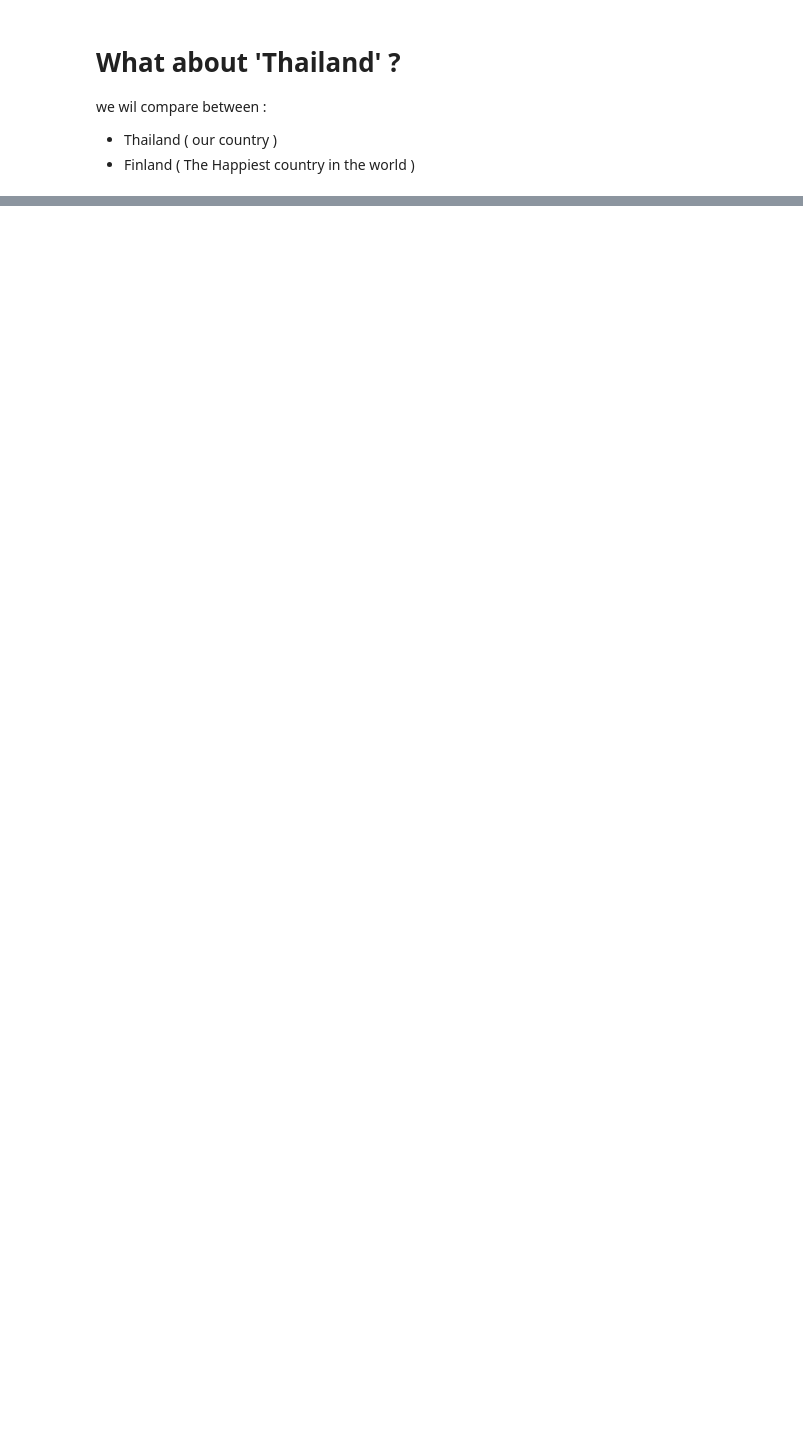
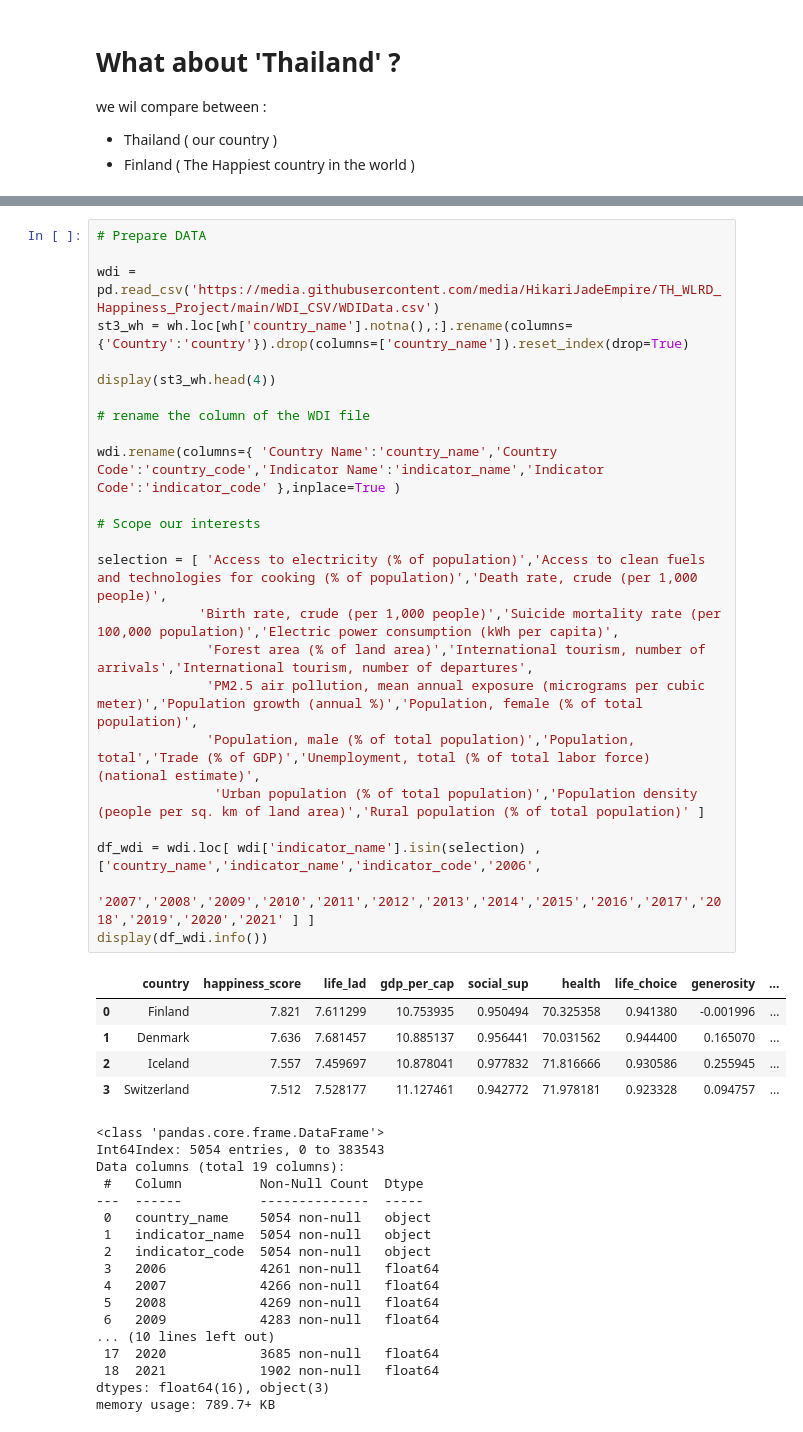
Before and after one commit to HikariJadeEmpire/TH_WLRD_Happiness_Project, a Jupyter notebook: WH_CodeSpace.ipynb, the cells around one changed output, grey strips where cells are left out. Cells and saved outputs as stored; diff of their text form; blank space fills up the shorter version.

```diff
--- a/WH_CodeSpace.ipynb
+++ b/WH_CodeSpace.ipynb
@@ -396,0 +376,47 @@ See the caveats in the documentation: https://pandas.pydata.org/pandas-docs/stab
+# %%
+# Prepare DATA
+
+wdi = pd.read_csv('https://media.githubusercontent.com/media/HikariJadeEmpire/TH_WLRD_Happiness_Project/main/WDI_CSV/WDIData.csv')
+st3_wh = wh.loc[wh['country_name'].notna(),:].rename(columns={'Country':'country'}).drop(columns=['country_name']).reset_index(drop=True)
+
+display(st3_wh.head(4))
+
+# rename the column of the WDI file
+
+wdi.rename(columns={ 'Country Name':'country_name','Country Code':'country_code','Indicator Name':'indicator_name','Indicator Code':'indicator_code' },inplace=True )
+
+# Scope our interests
+
+selection = [ 'Access to electricity (% of population)','Access to clean fuels and technologies for cooking (% of population)','Death rate, crude (per 1,000 people)',
+             'Birth rate, crude (per 1,000 people)','Suicide mortality rate (per 100,000 population)','Electric power consumption (kWh per capita)',
+              'Forest area (% of land area)','International tourism, number of arrivals','International tourism, number of departures',
+              'PM2.5 air pollution, mean annual exposure (micrograms per cubic meter)','Population growth (annual %)','Population, female (% of total population)',
+              'Population, male (% of total population)','Population, total','Trade (% of GDP)','Unemployment, total (% of total labor force) (national estimate)',
+               'Urban population (% of total population)','Population density (people per sq. km of land area)','Rural population (% of total population)' ]
+
+df_wdi = wdi.loc[ wdi['indicator_name'].isin(selection) ,['country_name','indicator_name','indicator_code','2006',
+                                                          '2007','2008','2009','2010','2011','2012','2013','2014','2015','2016','2017','2018','2019','2020','2021' ] ]
+display(df_wdi.info())
+# %% [output]
+|  | country | happiness_score | life_lad | gdp_per_cap | social_sup | health | life_choice | generosity | ... |
+| 0 | Finland | 7.821 | 7.611299 | 10.753935 | 0.950494 | 70.325358 | 0.941380 | -0.001996 | ... |
+| 1 | Denmark | 7.636 | 7.681457 | 10.885137 | 0.956441 | 70.031562 | 0.944400 | 0.165070 | ... |
+| 2 | Iceland | 7.557 | 7.459697 | 10.878041 | 0.977832 | 71.816666 | 0.930586 | 0.255945 | ... |
+| 3 | Switzerland | 7.512 | 7.528177 | 11.127461 | 0.942772 | 71.978181 | 0.923328 | 0.094757 | ... |
+<class 'pandas.core.frame.DataFrame'>
+Int64Index: 5054 entries, 0 to 383543
+Data columns (total 19 columns):
+ #   Column          Non-Null Count  Dtype
+---  ------          --------------  -----
+ 0   country_name    5054 non-null   object
+ 1   indicator_name  5054 non-null   object
+ 2   indicator_code  5054 non-null   object
+ 3   2006            4261 non-null   float64
+ 4   2007            4266 non-null   float64
+ 5   2008            4269 non-null   float64
+ 6   2009            4283 non-null   float64
+... (10 lines left out)
+ 17  2020            3685 non-null   float64
+ 18  2021            1902 non-null   float64
+dtypes: float64(16), object(3)
+memory usage: 789.7+ KB
```
Also changed, not shown: parts of 4 cells of this notebook.
